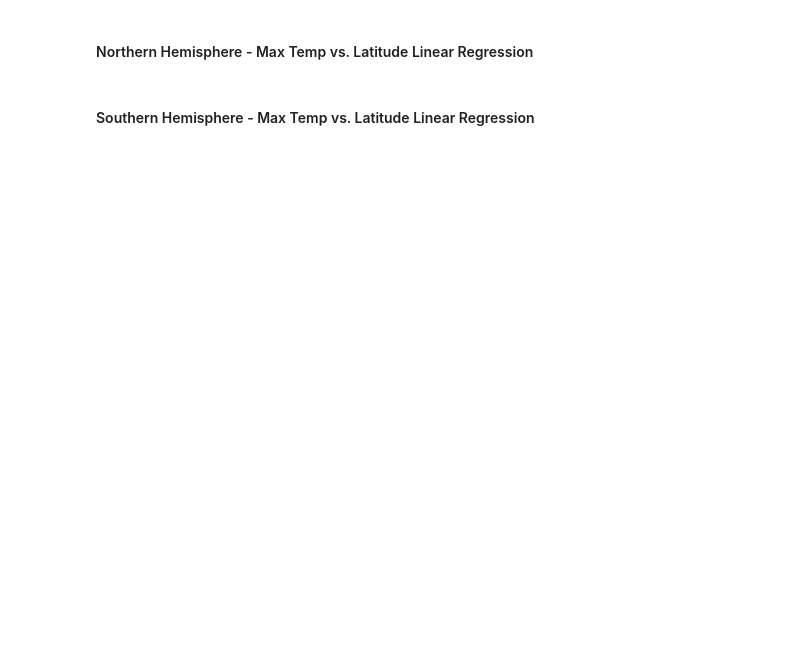
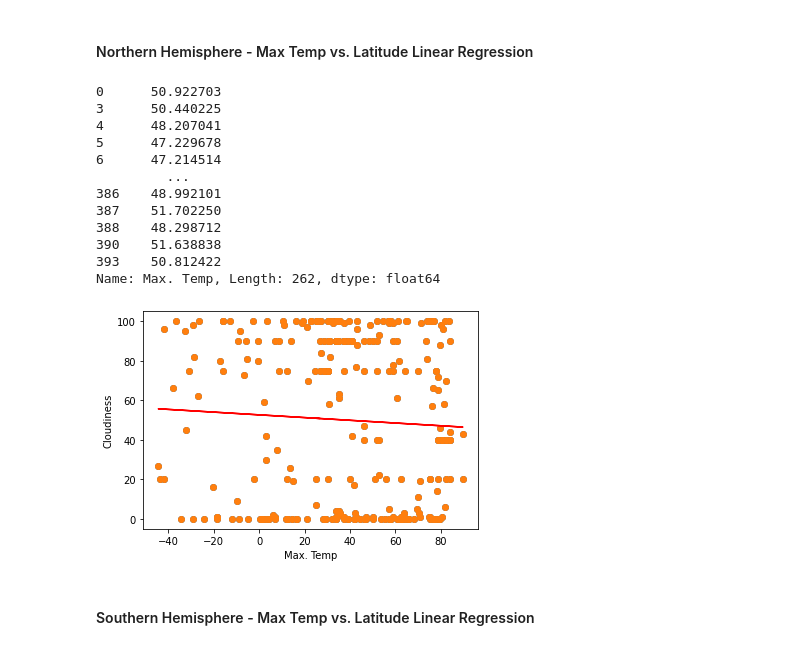
Before and after one commit to DanZanoria/python-api-challenge, a Jupyter notebook: starter_code/WeatherPy.ipynb, the cells around one changed output. Drawn from its saved outputs; the diff is of its cells as text; code cells hidden in the pictures; blank space fills up the shorter version.

```diff
--- a/starter_code/WeatherPy.ipynb
+++ b/starter_code/WeatherPy.ipynb
@@ -303,0 +310,5 @@ plt.savefig('LatvsWindSpeed.png')
+# %%
+#Getting the Northern Hemisphere. North of the equator is the northern hemisphere. equato's latutude is 0
+
+NH = citywdf[citywdf.Latitude > 0]
+NH.head()
@@ -304,4 +333,39 @@ plt.savefig('LatvsWindSpeed.png')
 # %% [markdown]
 ####  Northern Hemisphere - Max Temp vs. Latitude Linear Regression
+# %%
+# Create a Scatter Plot for Max Temp vs Cloudiness
+# Get regression values
+regress_values = x_values * slope + intercept
+
+x_values = NH['Max. Temp']
+y_values = NH['Cloudiness']
+plt.scatter(x_values,y_values)
+plt.xlabel('Max. Temp')
+plt.ylabel('Cloudiness')
+
+
+# Perform a linear regression on temperature vs. latitude
+(slope, intercept, rvalue, pvalue, stderr) = stats.linregress(x_values, y_values)
+
+plt.scatter(x_values,y_values)
+plt.plot(x_values,regress_values,"r-")
+print(regress_values)
+
+
+plt.savefig('MaxTempvsLatNH.png')
+# %% [output]
+0      50.922703
+3      50.440225
+4      48.207041
+5      47.229678
+6      47.214514
+         ...
+386    48.992101
+387    51.702250
+388    48.298712
+390    51.638838
+393    50.812422
+Name: Max. Temp, Length: 262, dtype: float64
+[figure, added]
 # %% [markdown]
 ####  Southern Hemisphere - Max Temp vs. Latitude Linear Regression
```
Also changed, not shown: parts of 16 cells of this notebook, 6 other files.
